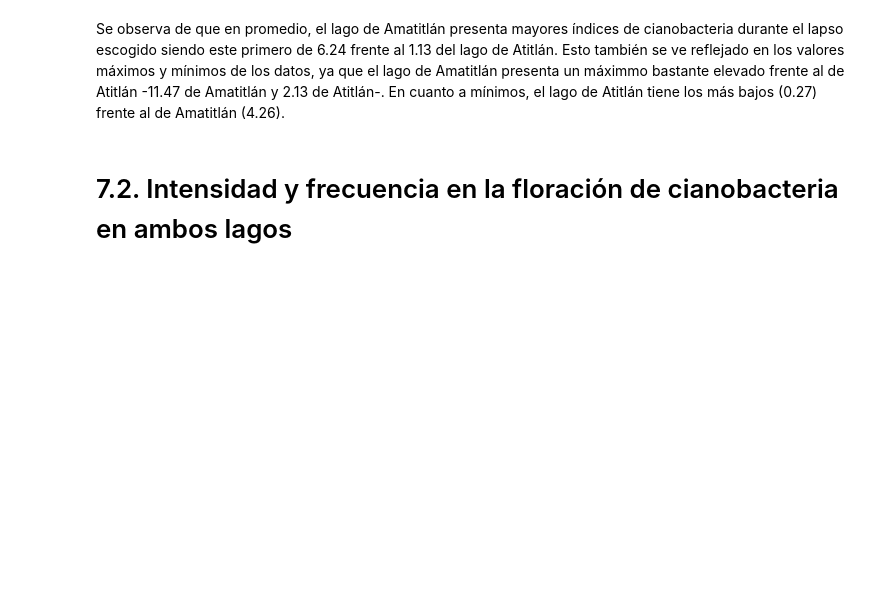
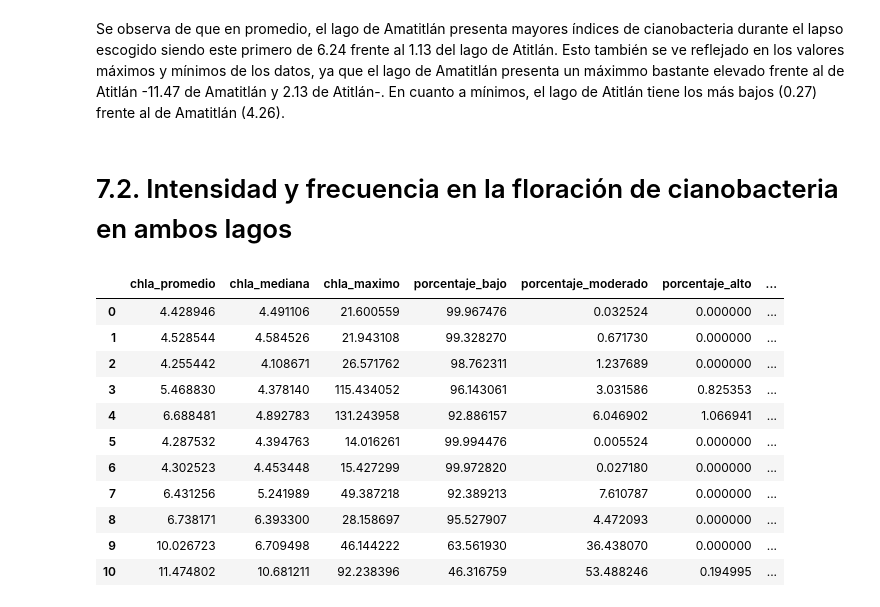
Before and after one commit to Ari-Castellanos/Laboratorio_4_DS, a Jupyter notebook: laboratorio_4_inciso_7.ipynb, the cells around one changed output. Cells and saved outputs as stored; diff of their text form; code cells hidden in the pictures; blank space fills up the shorter version.

Commit message:
Valores justificados 7.2.
Tras una breve investigación del tema, se han calculado los valores importantes para el análisis de la proliferación de cianobacteria en cuerpos de agua dulce.

```diff
--- a/laboratorio_4_inciso_7.ipynb
+++ b/laboratorio_4_inciso_7.ipynb
@@ -243,0 +305,28 @@ display(comparacion)
+# %%
+#Se implementan los dataframes con los respectivos análisis de las funciones anteriores.
+df_amatitlan = aplicar_floracion(
+    "Amatitlán",
+    "data/processed/amatitlan",
+    fechas_amatitlan,
+    "amatitlan"
+)
+
+df_atitlan = aplicar_floracion(
+    "Atitlán",
+    "data/processed/atitlan",
+    fechas_atitlan,
+    "atitlan"
+)
+# %%
+UMBRAL_AREA = 10 #Umbral de >=10, ya que en entornos estables la floración no es excesiva para llegar a considerarse superior al 50% como umbral
+#Además que es en 10% donde se inician las señales a simple vista de la proliferación de cianobacteria sin resultar excesiva, como se ha dicho.
+
+df_amatitlan["evento_floracion"] = (
+    df_amatitlan["porcentaje_proliferacion"]
+    >= UMBRAL_AREA
+)
+
+df_atitlan["evento_floracion"] = (
+    df_atitlan["porcentaje_proliferacion"]
+    >= UMBRAL_AREA
+)
@@ -243,0 +344,15 @@ display(comparacion)
+# %%
+df_amatitlan
+# %% [output]
+|  | chla_promedio | chla_mediana | chla_maximo | porcentaje_bajo | porcentaje_moderado | porcentaje_alto | ... |
+| 0 | 4.428946 | 4.491106 | 21.600559 | 99.967476 | 0.032524 | 0.000000 | ... |
+| 1 | 4.528544 | 4.584526 | 21.943108 | 99.328270 | 0.671730 | 0.000000 | ... |
+| 2 | 4.255442 | 4.108671 | 26.571762 | 98.762311 | 1.237689 | 0.000000 | ... |
+| 3 | 5.468830 | 4.378140 | 115.434052 | 96.143061 | 3.031586 | 0.825353 | ... |
+| 4 | 6.688481 | 4.892783 | 131.243958 | 92.886157 | 6.046902 | 1.066941 | ... |
+| 5 | 4.287532 | 4.394763 | 14.016261 | 99.994476 | 0.005524 | 0.000000 | ... |
+| 6 | 4.302523 | 4.453448 | 15.427299 | 99.972820 | 0.027180 | 0.000000 | ... |
+| 7 | 6.431256 | 5.241989 | 49.387218 | 92.389213 | 7.610787 | 0.000000 | ... |
+| 8 | 6.738171 | 6.393300 | 28.158697 | 95.527907 | 4.472093 | 0.000000 | ... |
+| 9 | 10.026723 | 6.709498 | 46.144222 | 63.561930 | 36.438070 | 0.000000 | ... |
+| 10 | 11.474802 | 10.681211 | 92.238396 | 46.316759 | 53.488246 | 0.194995 | ... |
```
Also changed, not shown: parts of 5 cells of this notebook.
